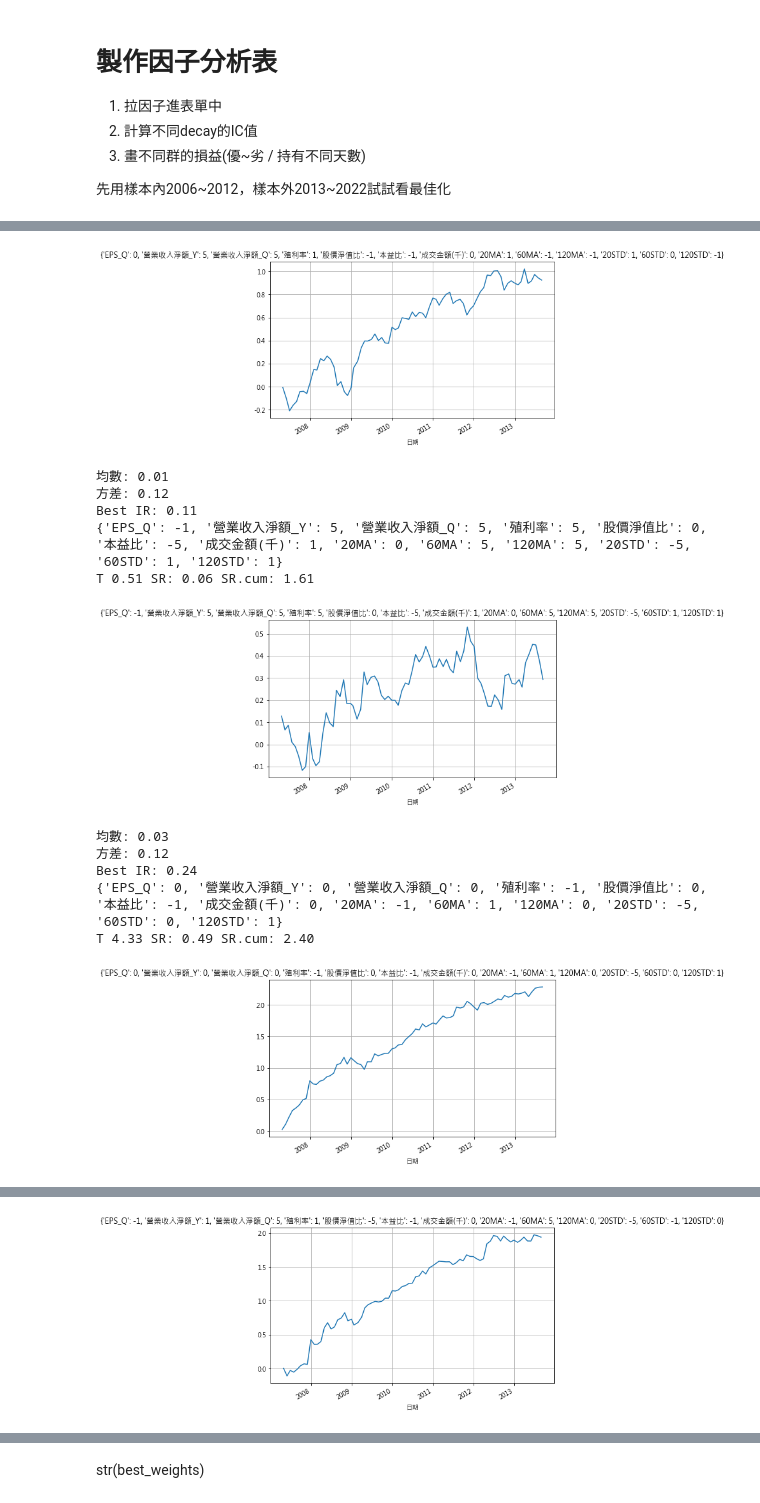
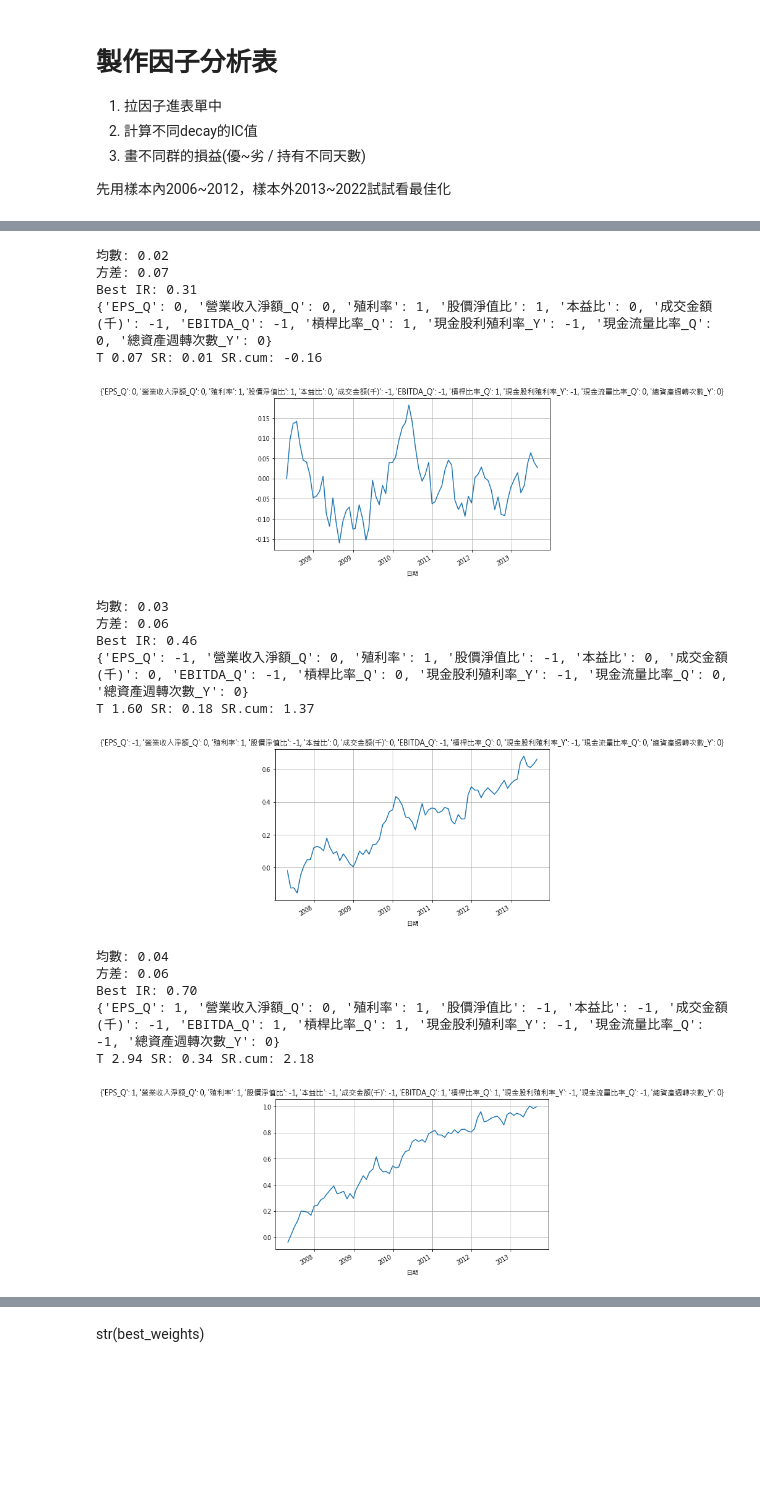
Before and after one commit to Chastely00/Chast, a Jupyter notebook: 製作因子分析表.ipynb, the cells around one changed output, grey strips where cells are left out. Cells and saved outputs as stored; diff of their text form; code cells hidden in the pictures; blank space fills up the shorter version.

```diff
--- a/製作因子分析表.ipynb
+++ b/製作因子分析表.ipynb
@@ -201 +199,11 @@ factors = {
 }
+# %%
+
+multifactor_m = sum(factors.values()).groupby(pd.Grouper(freq='1m')).tail(1)
+ic_multifactor = factor.get_ic(multifactor_m, pct_len=1, decay=1)
+ir = ic_multifactor.mean() / ic_multifactor.std()
+# %%
+for k, v in factors.items():
+    ic_multifactor = factor.get_ic(v.groupby(pd.Grouper(freq='1q')).tail(1), pct_len=1, decay=1)
+    ir = ic_multifactor.mean() / ic_multifactor.std()
+    print(k, 'mean: {:.4f} std: {:.4f}'.format(ic_multifactor.mean(), ir))
@@ -214,22 +281,34 @@ for c in close_m.columns:
     close_m.loc[:, c] = np.log(close_m.loc[:, c]) - np.log(close_m.loc[:, c].shift(1))
 close_m = close_m.shift(-1)
 for _ in range(1000):
+    # weights = {
+    #     'EPS_Q': np.random.choice([-1, 0, 1, 5]),
+    #     '營業收入淨額_Y': np.random.choice([-1, 0, 1, 5]),
+    #     '營業收入淨額_Q': np.random.choice([-1, 0, 1, 5]),
+    #     '殖利率': np.random.choice([-1, 0, 1, 5]),
+    #     '股價淨值比': np.random.choice([-5, -1, 0, 1]),
+    #     '本益比': np.random.choice([-5, -1, 0, 1]),
+    #     '成交金額(千)': np.random.choice([-1, 0, 1]),
+    #     '20MA':  np.random.choice([-1, 0, 1, 5]),
+    #     '60MA':  np.random.choice([-1, 0, 1, 5]),
+    #     '120MA':  np.random.choice([-1, 0, 1, 5]),
+    #     '20STD':  np.random.choice([-5, -1, 0, 1]),
+    #     '60STD':  np.random.choice([-5, -1, 0, 1]),
+    #     '120STD':  np.random.choice([-5, -1, 0, 1])
+    # }
     weights = {
-        'EPS_Q': np.random.choice([-1, 0, 1, 5]),
-        '營業收入淨額_Y': np.random.choice([-1, 0, 1, 5]),
-        '營業收入淨額_Q': np.random.choice([-1, 0, 1, 5]),
-        '殖利率': np.random.choice([-1, 0, 1, 5]),
-        '股價淨值比': np.random.choice([-5, -1, 0, 1]),
-        '本益比': np.random.choice([-5, -1, 0, 1]),
+        'EPS_Q': np.random.choice([-1, 0, 1]),
+        '營業收入淨額_Q': np.random.choice([-1, 0, 1]),
+        '殖利率': np.random.choice([-1, 0, 1]),
+        '股價淨值比': np.random.choice([-1, 0, 1]),
+        '本益比': np.random.choice([-1, 0, 1]),
         '成交金額(千)': np.random.choice([-1, 0, 1]),
-        '20MA':  np.random.choice([-1, 0, 1, 5]),
-        '60MA':  np.random.choice([-1, 0, 1, 5]),
-        '120MA':  np.random.choice([-1, 0, 1, 5]),
-        '20STD':  np.random.choice([-5, -1, 0, 1]),
-        '60STD':  np.random.choice([-5, -1, 0, 1]),
-        '120STD':  np.random.choice([-5, -1, 0, 1])
+        'EBITDA_Q': np.random.choice([-1, 0, 1]),
+        '槓桿比率_Q': np.random.choice([-1, 0, 1]),
+        '現金股利殖利率_Y': np.random.choice([-1, 0, 1]),
+        '現金流量比率_Q': np.random.choice([-1, 0, 1]),
+        '總資產週轉次數_Y': np.random.choice([-1, 0, 1]),
     }
-
     multifactor = dict()
     for k in factors.keys():
         multifactor[k] = factors[k] * weights[k]
@@ -278,13 +352,18 @@ T 1.63 SR: 0.19 SR.cum: 1.44
+均數: 0.02
+方差: 0.07
+Best IR: 0.31
+{'EPS_Q': 0, '營業收入淨額_Q': 0, '殖利率': 1, '股價淨值比': 1, '本益比': 0, '成交金額(千)': -1, 'EBITDA_Q': -1, '槓桿比率_Q': 1, '現金股利殖利率_Y': -1, '現金流量比率_Q': 0, '總資產週轉次數_Y': 0}
+T 0.07 SR: 0.01 SR.cum: -0.16
-[figure, old version]
+[figure, new version]
-均數: 0.01
-方差: 0.12
-Best IR: 0.11
-{'EPS_Q': -1, '營業收入淨額_Y': 5, '營業收入淨額_Q': 5, '殖利率': 5, '股價淨值比': 0, '本益比': -5, '成交金額(千)': 1, '20MA': 0, '60MA': 5, '120MA': 5, '20STD': -5, '60STD': 1, '120STD': 1}
-T 0.51 SR: 0.06 SR.cum: 1.61
+均數: 0.03
+方差: 0.06
+Best IR: 0.46
+{'EPS_Q': -1, '營業收入淨額_Q': 0, '殖利率': 1, '股價淨值比': -1, '本益比': 0, '成交金額(千)': 0, 'EBITDA_Q': -1, '槓桿比率_Q': 0, '現金股利殖利率_Y': -1, '現金流量比率_Q': 0, '總資產週轉次數_Y': 0}
+T 1.60 SR: 0.18 SR.cum: 1.37
-[figure, old version]
+[figure, new version]
-均數: 0.03
-方差: 0.12
-Best IR: 0.24
-{'EPS_Q': 0, '營業收入淨額_Y': 0, '營業收入淨額_Q': 0, '殖利率': -1, '股價淨值比': 0, '本益比': -1, '成交金額(千)': 0, '20MA': -1, '60MA': 1, '120MA': 0, '20STD': -5, '60STD': 0, '120STD': 1}
-T 4.33 SR: 0.49 SR.cum: 2.40
+均數: 0.04
+方差: 0.06
+Best IR: 0.70
+{'EPS_Q': 1, '營業收入淨額_Q': 0, '殖利率': 1, '股價淨值比': -1, '本益比': -1, '成交金額(千)': -1, 'EBITDA_Q': 1, '槓桿比率_Q': 1, '現金股利殖利率_Y': -1, '現金流量比率_Q': -1, '總資產週轉次數_Y': 0}
+T 2.94 SR: 0.34 SR.cum: 2.18
-[figure, old version]
+[figure, new version]
@@ -296 +369,0 @@ T 3.07 SR: 0.35 SR.cum: 1.91
-[figure, removed]
```
Also changed, not shown: parts of 4 cells of this notebook, 4 other files.
